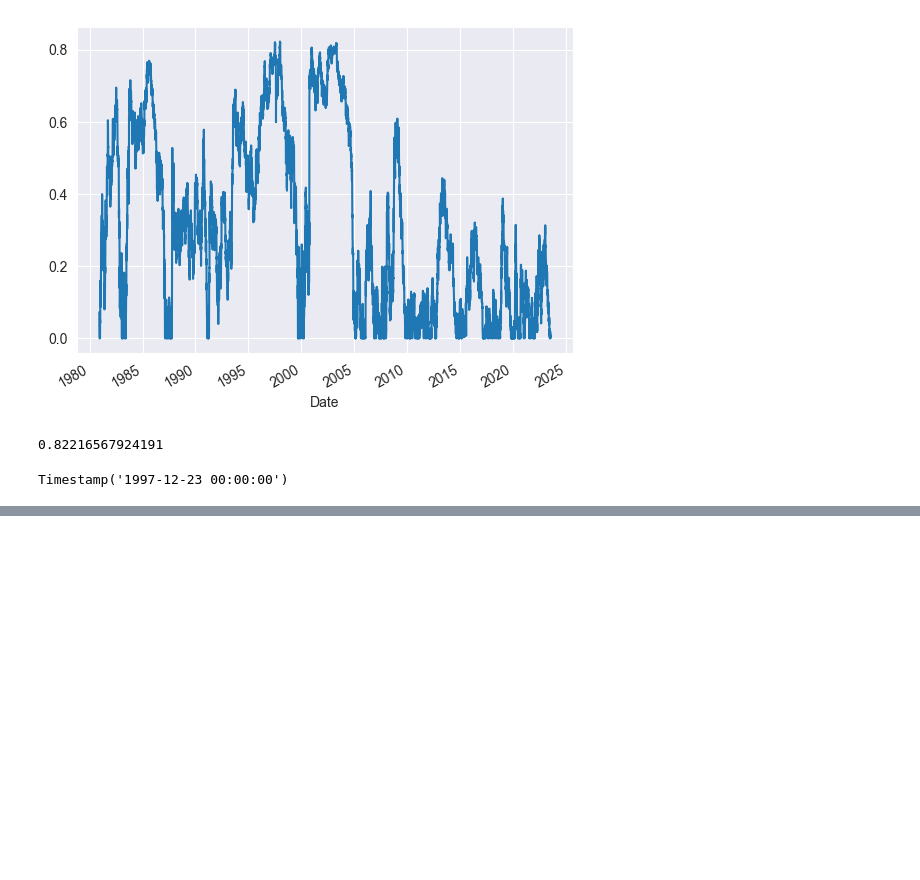
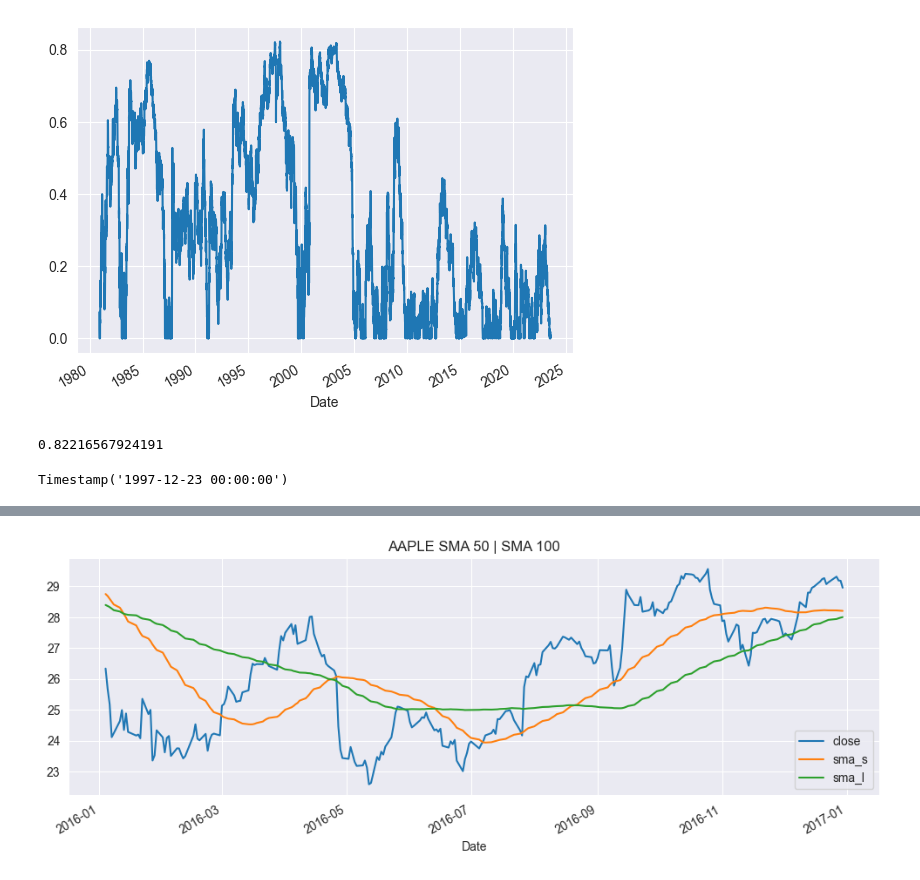
Before and after one commit to apolanco3225/Quant-Finance-Courses, a Jupyter notebook: Algoritmic Trading Bot/Tutorials (exercises)/Algo Trading.ipynb, the cells around one changed output, grey strips where cells are left out. Saved outputs shown, nothing was run; the diff lists cells and outputs as text; code cells hidden in the pictures; blank space fills up the shorter version.

```diff
--- a/Algoritmic Trading Bot/Tutorials (exercises)/Algo Trading.ipynb
+++ b/Algoritmic Trading Bot/Tutorials (exercises)/Algo Trading.ipynb
@@ -819,0 +822,4 @@ Timestamp('1997-12-23 00:00:00')
+# %%
+data = apple_df.loc["1991":]["Close"].to_frame()
+data.columns = ["close"]
+data.head()
@@ -819,0 +834,13 @@ Timestamp('1997-12-23 00:00:00')
+# %%
+sma_s = 50
+sma_l = 100
+
+data["sma_s"] = data.close.rolling(sma_s).mean()
+data["sma_l"] = data.close.rolling(sma_l).mean()
+# %%
+data.loc["2016"].plot(
+    figsize=(12, 4),
+    title=f"AAPLE SMA {sma_s} | SMA {sma_l}"
+);
+# %% [output]
+[figure, added]
```
Also changed, not shown: parts of 13 cells of this notebook.
